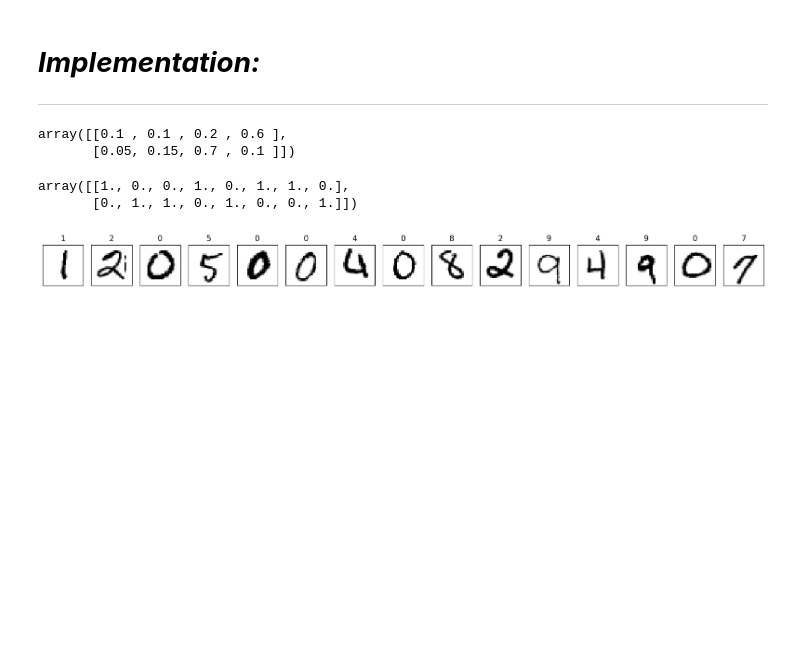
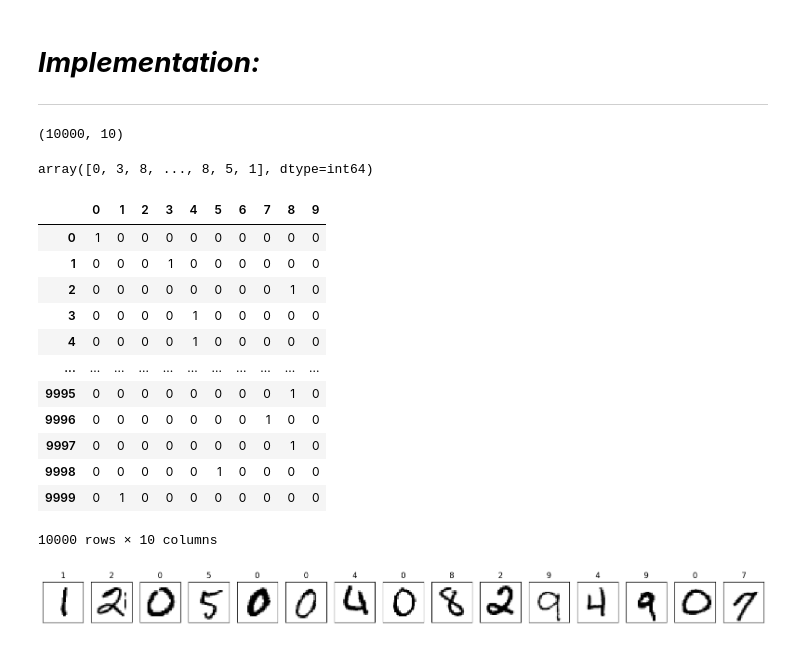
Before and after one commit to anoban/NNetworks, a Jupyter notebook: NNs From Scratch.ipynb, the cells around one changed output. Saved outputs shown, nothing was run; the diff lists cells and outputs as text; code cells hidden in the pictures; blank space fills up the shorter version.

```diff
--- a/NNs From Scratch.ipynb
+++ b/NNs From Scratch.ipynb
@@ -274,16 +274,32 @@ from torch import nn
 import matplotlib.pyplot as plt
 from sklearn.preprocessing import OneHotEncoder
 # %%
-x = np.array([[0.1, 0.1, 0.2, 0.6], [0.05, 0.15, 0.7, 0.1]])
-x
+x = np.random.randint(low = 10, high = 2000, size = (10000, 10))
-# %% [output]
-array([[0.1 , 0.1 , 0.2 , 0.6 ],
-       [0.05, 0.15, 0.7 , 0.1 ]])
+# %%
+x.shape
+# %% [output]
+(10000, 10)
+# %%
+x_amax = np.argmax(x, axis = 1) # .reshape(10, 1)
+x_amax
+# %% [output]
+array([0, 3, 8, ..., 8, 5, 1], dtype=int64)
 # %%
-OneHotEncoder(sparse_output = False, max_categories = 2).fit_transform(x)
+pd.get_dummies(x_amax, dtype = np.uint64)
 # %% [output]
+|  | 0 | 1 | 2 | 3 | 4 | 5 | 6 | 7 | 8 | 9 |
+| 0 | 1 | 0 | 0 | 0 | 0 | 0 | 0 | 0 | 0 | 0 |
+| 1 | 0 | 0 | 0 | 1 | 0 | 0 | 0 | 0 | 0 | 0 |
+| 2 | 0 | 0 | 0 | 0 | 0 | 0 | 0 | 0 | 1 | 0 |
+| 3 | 0 | 0 | 0 | 0 | 1 | 0 | 0 | 0 | 0 | 0 |
+| 4 | 0 | 0 | 0 | 0 | 1 | 0 | 0 | 0 | 0 | 0 |
+| ... | ... | ... | ... | ... | ... | ... | ... | ... | ... | ... |
+| 9995 | 0 | 0 | 0 | 0 | 0 | 0 | 0 | 0 | 1 | 0 |
+| 9996 | 0 | 0 | 0 | 0 | 0 | 0 | 0 | 1 | 0 | 0 |
+| 9997 | 0 | 0 | 0 | 0 | 0 | 0 | 0 | 0 | 1 | 0 |
+| 9998 | 0 | 0 | 0 | 0 | 0 | 1 | 0 | 0 | 0 | 0 |
+| 9999 | 0 | 1 | 0 | 0 | 0 | 0 | 0 | 0 | 0 | 0 |
-array([[1., 0., 0., 1., 0., 1., 1., 0.],
-       [0., 1., 1., 0., 1., 0., 0., 1.]])
+10000 rows × 10 columns
 # %%
 class Idx1:
 
```
Also changed, not shown: parts of 4 cells of this notebook, 9 other files.
